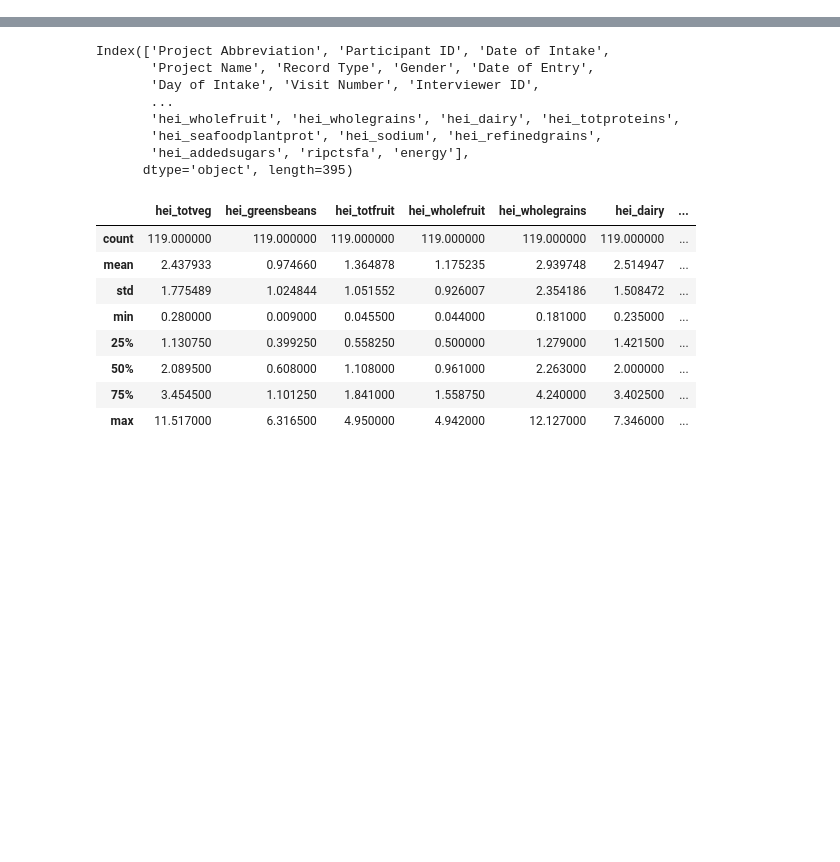
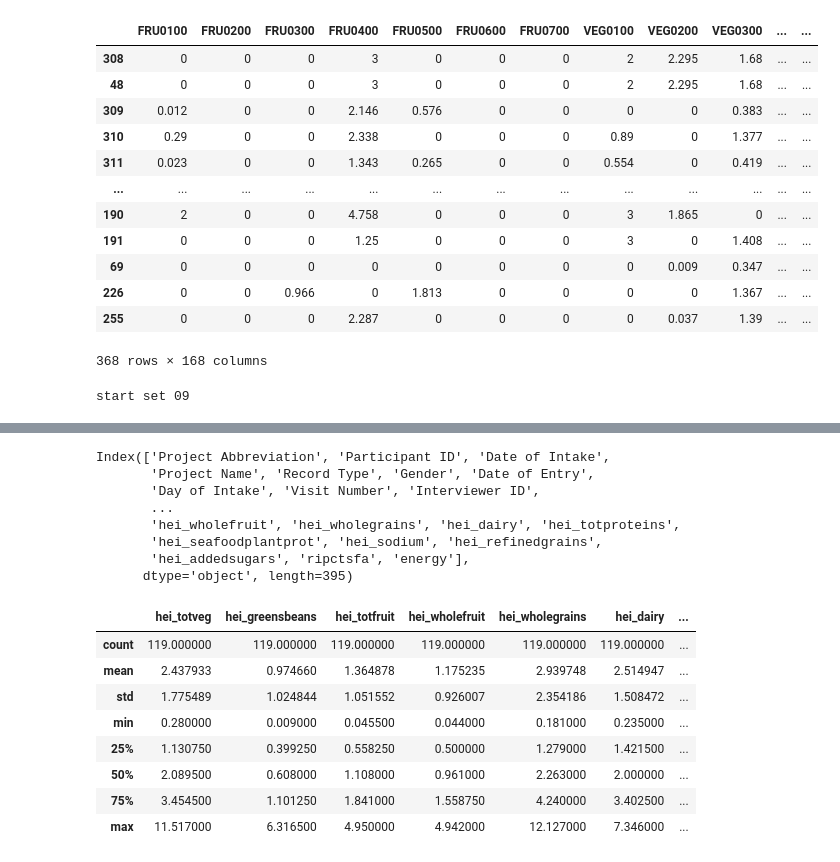
Before and after one commit to niblunc/BCP, a Jupyter notebook: HEI/HEI/Adult check.ipynb, the cells around one changed output, grey strips where cells are left out. Drawn from its saved outputs; the diff is of its cells as text; code cells hidden in the pictures; blank space fills up the shorter version.

```diff
--- a/HEI/HEI/Adult check.ipynb
+++ b/HEI/HEI/Adult check.ipynb
@@ -329,0 +347,29 @@ Final dataframe size:  (360, 226)
+# %%
+data_dict={"set_04":{},"set_09":{}}
+
+for key, value in x.items():
+    print(key)
+    for k,v, in value.items():
+        print(k)
+        temp_list = []
+        for file in v["files"]:
+            print(file)
+            temp_df =  pd.read_csv(file, sep="\t", encoding='latin1')
+            temp_df=temp_df.drop([0])
+            for val in temp_df["Participant ID"]:
+                _id = str(val).lstrip("0").split("_")[0]
+                temp_df.replace(val, _id, inplace=True)
+            temp_list.append(temp_df)
+#             pdb.set_trace()
+        dfm_original = pd.concat(temp_list, ignore_index=True)
+        print("Final dataframe size: ", dfm_original.shape)
+        dfm_original = dfm_original.sort_values(by="Participant ID")
+
+        for col in dfm_original:
+            if dfm_original[col].dtype == np.object_:
+                dfm_original[col] = (dfm_original[col].replace(',','.', regex=True))
+
+        concat_filepath = os.path.join(arglist['SAVE'],'%s_dataset_%s.csv'%(k,key))
+        dfm_original.to_csv(concat_filepath, index=False, sep=",", header=True)
+
+        data_dict[key]= dfm_original
@@ -329,0 +394,16 @@ Final dataframe size:  (360, 226)
+# %%
+data_dict['set_09'].iloc[:,3:]
+# %% [output]
+|  | FRU0100 | FRU0200 | FRU0300 | FRU0400 | FRU0500 | FRU0600 | FRU0700 | VEG0100 | VEG0200 | VEG0300 | ... | ... |
+| 308 | 0 | 0 | 0 | 3 | 0 | 0 | 0 | 2 | 2.295 | 1.68 | ... | ... |
+| 48 | 0 | 0 | 0 | 3 | 0 | 0 | 0 | 2 | 2.295 | 1.68 | ... | ... |
+| 309 | 0.012 | 0 | 0 | 2.146 | 0.576 | 0 | 0 | 0 | 0 | 0.383 | ... | ... |
+| 310 | 0.29 | 0 | 0 | 2.338 | 0 | 0 | 0 | 0.89 | 0 | 1.377 | ... | ... |
+| 311 | 0.023 | 0 | 0 | 1.343 | 0.265 | 0 | 0 | 0.554 | 0 | 0.419 | ... | ... |
+| ... | ... | ... | ... | ... | ... | ... | ... | ... | ... | ... | ... | ... |
+| 190 | 2 | 0 | 0 | 4.758 | 0 | 0 | 0 | 3 | 1.865 | 0 | ... | ... |
+| 191 | 0 | 0 | 0 | 1.25 | 0 | 0 | 0 | 3 | 0 | 1.408 | ... | ... |
+| 69 | 0 | 0 | 0 | 0 | 0 | 0 | 0 | 0 | 0.009 | 0.347 | ... | ... |
+| 226 | 0 | 0 | 0.966 | 0 | 1.813 | 0 | 0 | 0 | 0 | 1.367 | ... | ... |
+| 255 | 0 | 0 | 0 | 2.287 | 0 | 0 | 0 | 0 | 0.037 | 1.39 | ... | ... |
+368 rows × 168 columns
@@ -329,0 +473,4 @@ Final dataframe size:  (360, 226)
+# %%
+df_dict=make_components(hei_dict, data_dict)
+# %% [output]
+start set 09
```
Also changed, not shown: parts of 12 cells of this notebook, 1 other file.
